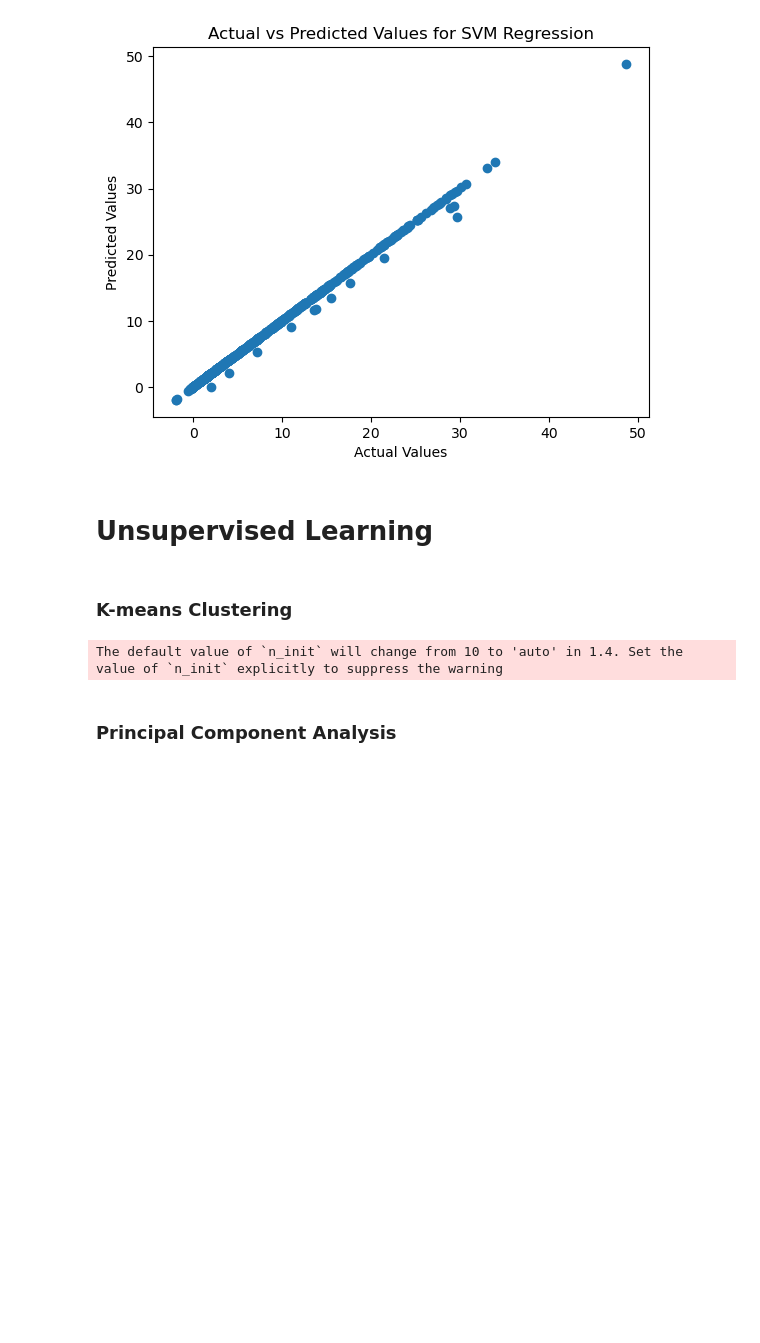
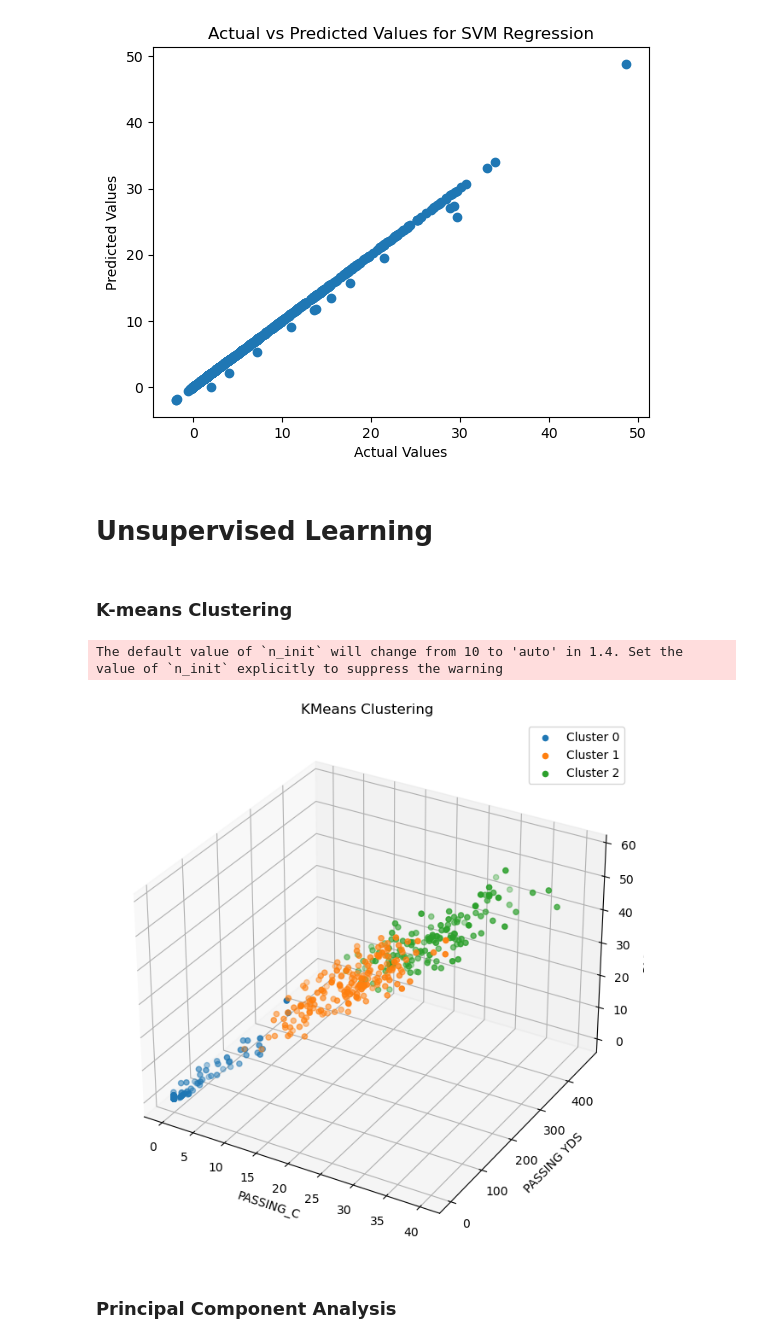
Before and after one commit to markmoujab/final-project-MEMT680, a Jupyter notebook: src/final_project/Finalproj.ipynb, the cells around one changed output. Drawn from its saved outputs; the diff is of its cells as text; code cells hidden in the pictures; blank space fills up the shorter version.

```diff
--- a/src/final_project/Finalproj.ipynb
+++ b/src/final_project/Finalproj.ipynb
@@ -618,37 +644,37 @@ import matplotlib.pyplot as plt
 from mpl_toolkits.mplot3d import Axes3D
 
 # Load the cleaned dataset
-cleaned_file_path = r'C:\Users\admin\Desktop\MEMT680\final_project\src\final_project\FantasyFootballWeekly_cleaned.csv'
 df = pd.read_csv('FantasyFootballWeekly_cleaned.csv')
 
 # Select features for clustering (example, you might want to modify this based on your data)
-features = df[['PASSING_C', 'PASSING YDS', 'PASSING TD']]
+features = df[['PASSING_C', 'PASSING YDS', 'PASSING_A']]
 
 # Choose the number of clusters
 num_clusters = 3
 
 # Fit KMeans model
 kmeans = KMeans(n_clusters=num_clusters, random_state=42)
 df['cluster'] = kmeans.fit_predict(features)
 
 # Visualize the clusters in 3D
 fig = plt.figure(figsize=(10, 8))
 ax = fig.add_subplot(111, projection='3d')
 
 # Scatter plot for each cluster
 for cluster in range(num_clusters):
     cluster_data = features[df['cluster'] == cluster]
-    ax.scatter(cluster_data['PASSING_C'], cluster_data['PASSING YDS'], cluster_data['PASSING TD'], label=f'Cluster {cluster}')
+    ax.scatter(cluster_data['PASSING_C'], cluster_data['PASSING YDS'], cluster_data['PASSING_A'], label=f'Cluster {cluster}')
 
 ax.set_xlabel('PASSING_C')
 ax.set_ylabel('PASSING YDS')
-ax.set_zlabel('PASSING TD')
+ax.set_zlabel('PASSING_A')
 ax.set_title('KMeans Clustering')
 ax.legend()
 
 plt.show()
 # %% [output]
 The default value of `n_init` will change from 10 to 'auto' in 1.4. Set the value of `n_init` explicitly to suppress the warning
+[figure, added]
 # %% [markdown]
 ### Principal Component Analysis
 # %%
```
Also changed, not shown: parts of 7 cells of this notebook.
